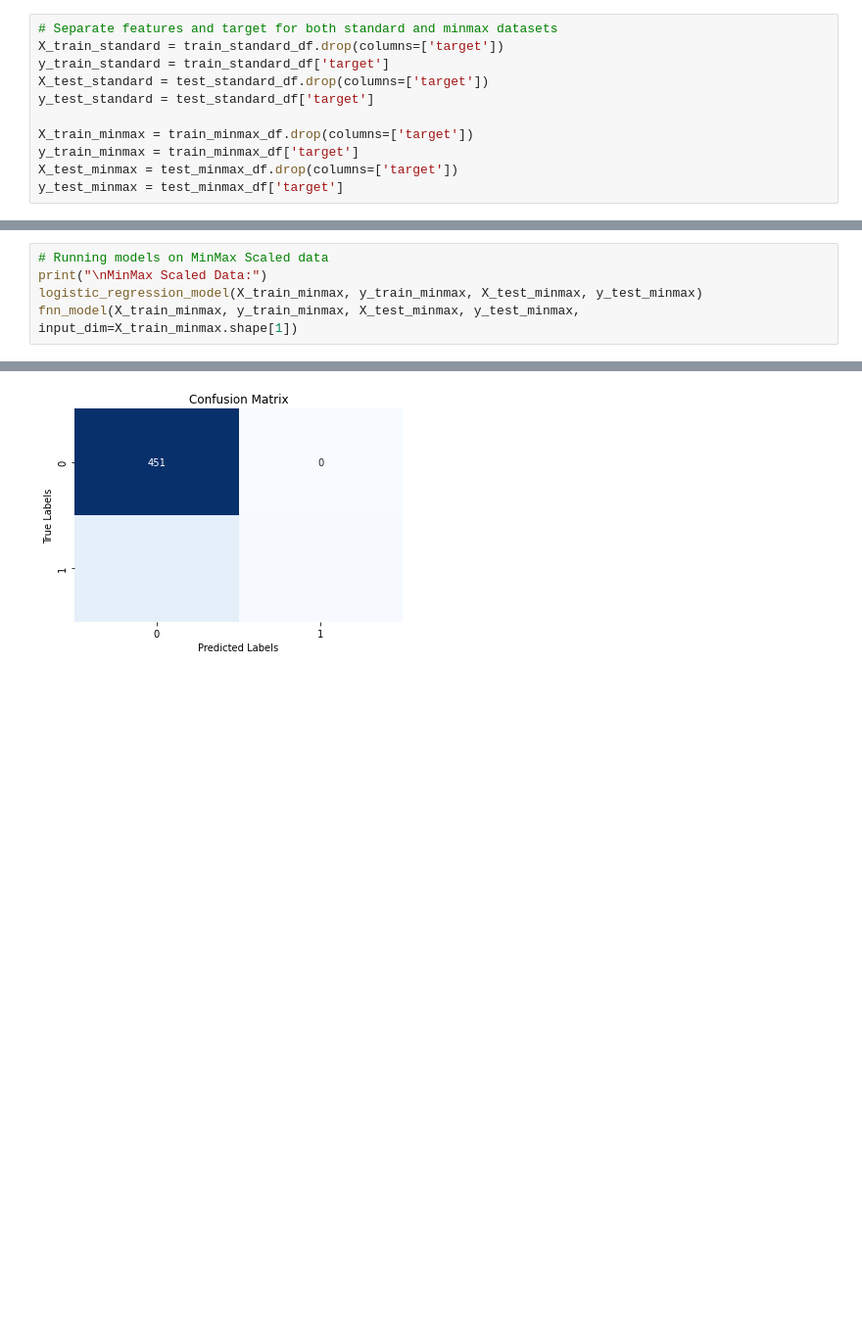
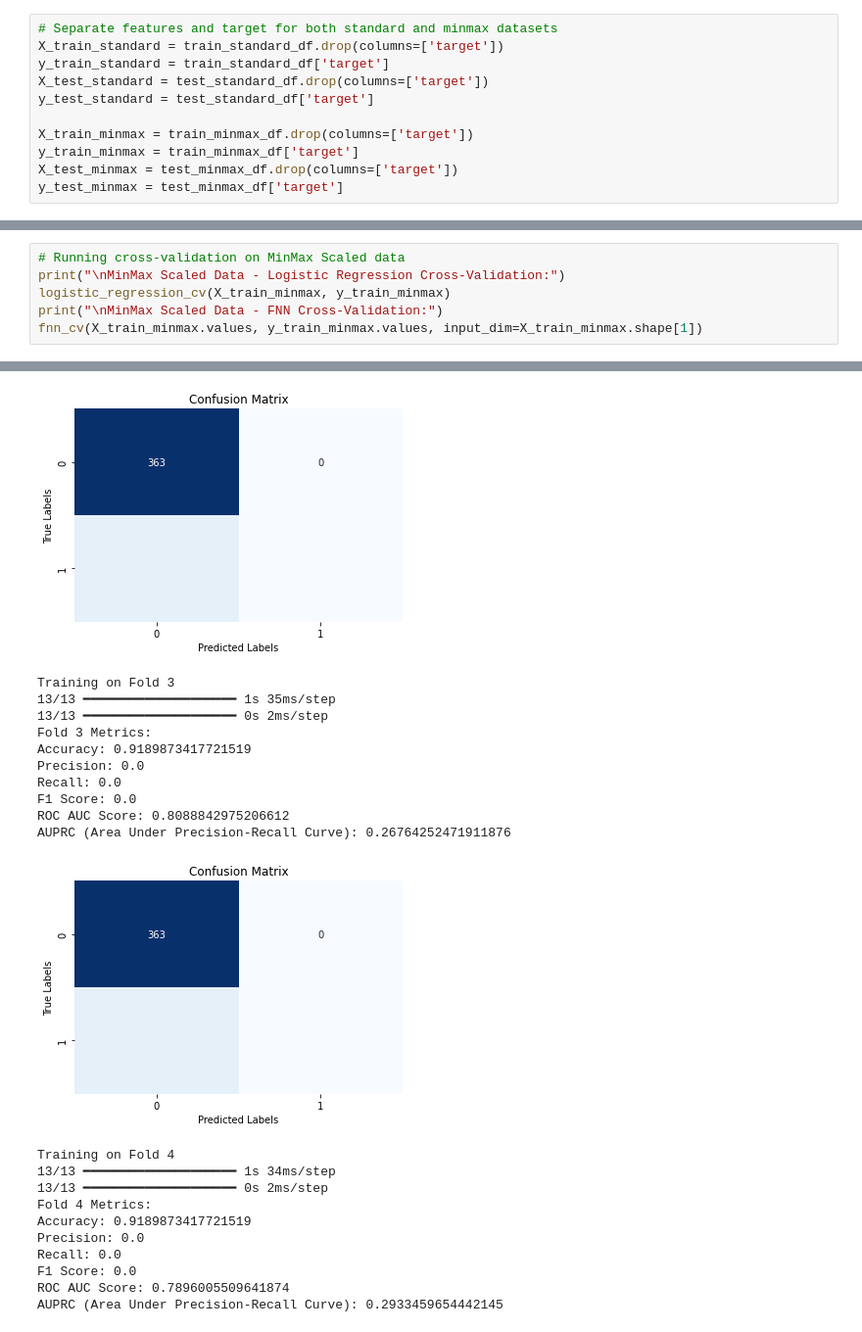
Before and after one commit to Yongster1000/AIM-IM-Group-8, a Jupyter notebook: LogReg.ipynb, the cells around one changed output, grey strips where cells are left out. Shown at 98% size. Drawn from its saved outputs; the diff is of its cells as text; blank space fills up the shorter version.

```diff
--- a/LogReg.ipynb
+++ b/LogReg.ipynb
@@ -107,6 +168,7 @@ ROC AUC Score: 0.8210178930541948
 # %%
-# Running models on MinMax Scaled data
-print("\nMinMax Scaled Data:")
-logistic_regression_model(X_train_minmax, y_train_minmax, X_test_minmax, y_test_minmax)
-fnn_model(X_train_minmax, y_train_minmax, X_test_minmax, y_test_minmax, input_dim=X_train_minmax.shape[1])
+# Running cross-validation on MinMax Scaled data
+print("\nMinMax Scaled Data - Logistic Regression Cross-Validation:")
+logistic_regression_cv(X_train_minmax, y_train_minmax)
+print("\nMinMax Scaled Data - FNN Cross-Validation:")
+fnn_cv(X_train_minmax.values, y_train_minmax.values, input_dim=X_train_minmax.shape[1])
 # %% [output]
@@ -129 +202,22 @@ ROC AUC Score: 0.8217913680193885
 [figure]
+Training on Fold 3
+13/13 ━━━━━━━━━━━━━━━━━━━━ 1s 35ms/step
+13/13 ━━━━━━━━━━━━━━━━━━━━ 0s 2ms/step
+Fold 3 Metrics:
+Accuracy: 0.9189873417721519
+Precision: 0.0
+Recall: 0.0
+F1 Score: 0.0
+ROC AUC Score: 0.8088842975206612
+AUPRC (Area Under Precision-Recall Curve): 0.26764252471911876
+[figure, added]
+Training on Fold 4
+13/13 ━━━━━━━━━━━━━━━━━━━━ 1s 34ms/step
+13/13 ━━━━━━━━━━━━━━━━━━━━ 0s 2ms/step
+Fold 4 Metrics:
+Accuracy: 0.9189873417721519
+Precision: 0.0
+Recall: 0.0
+F1 Score: 0.0
+ROC AUC Score: 0.7896005509641874
+AUPRC (Area Under Precision-Recall Curve): 0.2933459654442145
```
Also changed, not shown: parts of 8 cells of this notebook.
